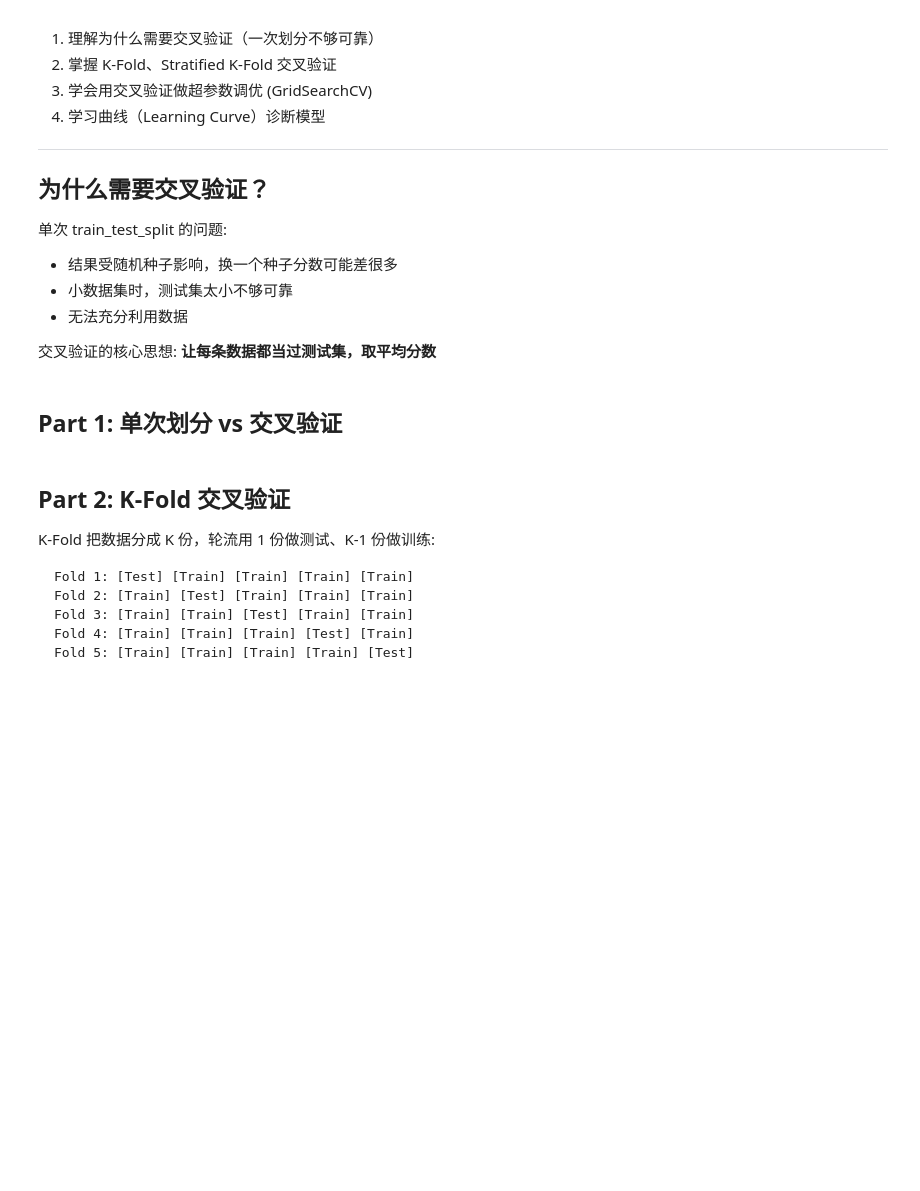
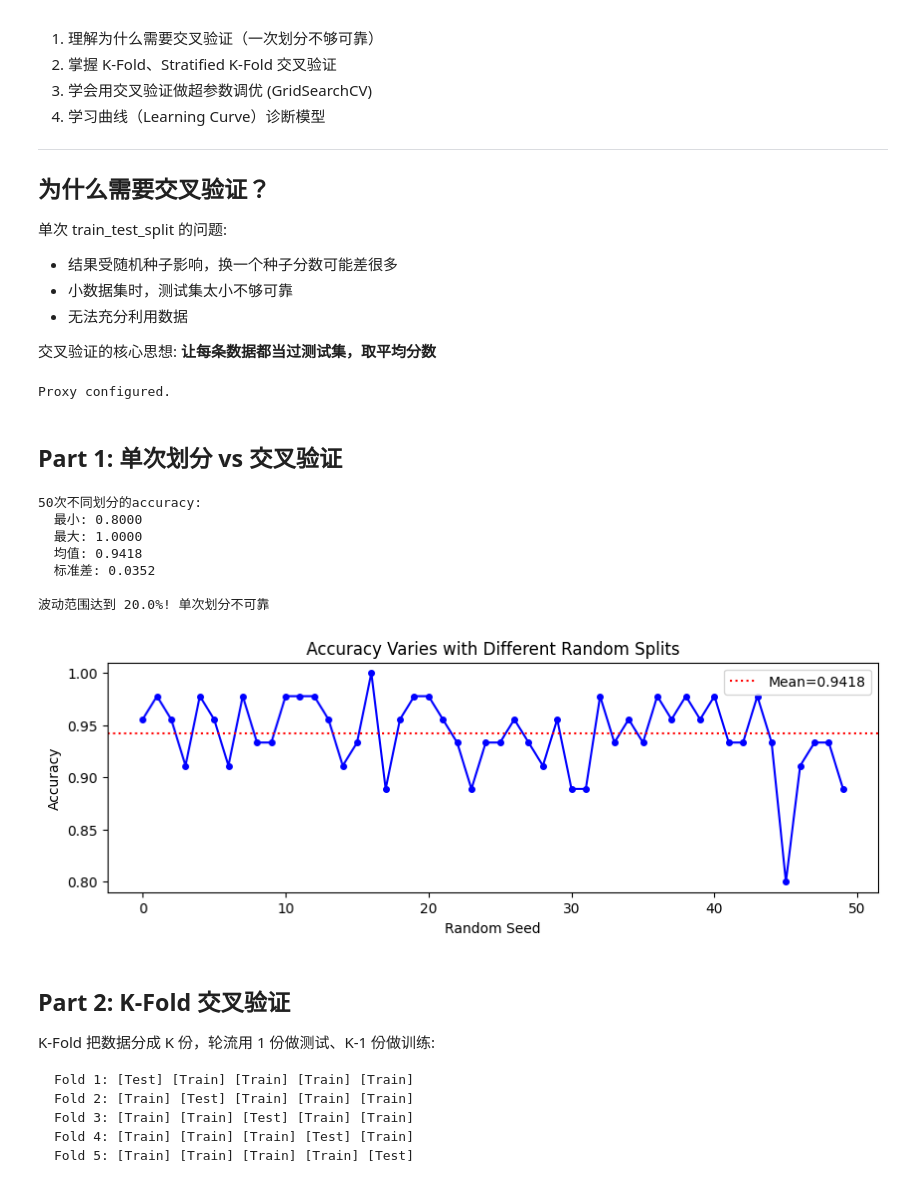
Before and after one commit to MengjieLee/harry_python_practice, a Jupyter notebook: model_evaluation/04_交叉验证与模型选择.ipynb, the cells around one changed output. Cells and saved outputs as stored; diff of their text form; code cells hidden in the pictures; blank space fills up the shorter version.

```diff
--- a/model_evaluation/04_交叉验证与模型选择.ipynb
+++ b/model_evaluation/04_交叉验证与模型选择.ipynb
@@ -17,6 +17,26 @@
 - 无法充分利用数据
 
 交叉验证的核心思想: **让每条数据都当过测试集，取平均分数**
+# %%
+import os
+import urllib.request
+
+# 配置代理 - urllib 需要通过 ProxyHandler 设置
+proxy = 'http://mt:mtstudio@10.8.17.48:8777'
+os.environ['HTTP_PROXY'] = proxy
+os.environ['HTTPS_PROXY'] = proxy
+os.environ['NO_PROXY'] = '127.0.0.1,localhost,.baidu.com,.baidu-int.com,.bcebos.com,.baidubce.com'
+
+# 安装全局代理 handler，让 urllib.request.urlretrieve 也走代理
+proxy_handler = urllib.request.ProxyHandler({
+    'http': proxy,
+    'https': proxy,
+})
+opener = urllib.request.build_opener(proxy_handler)
+urllib.request.install_opener(opener)
+print("Proxy configured.")
+# %% [output]
+Proxy configured.
 # %% [markdown]
 ## Part 1: 单次划分 vs 交叉验证
 # %%
@@ -31,34 +51,43 @@ from sklearn.tree import DecisionTreeClassifier
 from sklearn.linear_model import LogisticRegression
 from sklearn.svm import SVC
 
 iris = load_iris()
 X, y = iris.data, iris.target
 
 # 演示: 不同随机种子，accuracy差别有多大
 dt = DecisionTreeClassifier(max_depth=3)
 
 scores = []
 for seed in range(50):
     X_tr, X_te, y_tr, y_te = train_test_split(X, y, test_size=0.3, random_state=seed, stratify=y)
     dt.fit(X_tr, y_tr)
     scores.append(dt.score(X_te, y_te))
 
 print(f"50次不同划分的accuracy:")
 print(f"  最小: {min(scores):.4f}")
 print(f"  最大: {max(scores):.4f}")
 print(f"  均值: {np.mean(scores):.4f}")
 print(f"  标准差: {np.std(scores):.4f}")
 print(f"\n波动范围达到 {(max(scores)-min(scores))*100:.1f}%! 单次划分不可靠")
 
 plt.figure(figsize=(10, 3))
 plt.plot(scores, 'bo-', markersize=4)
-plt.axhline(y=np.mean(scores), color='r', linestyle='--', label=f'Mean={np.mean(scores):.4f}')
+plt.axhline(y=np.mean(scores), color='r', linestyle=':', label=f'Mean={np.mean(scores):.4f}')
 plt.xlabel('Random Seed')
 plt.ylabel('Accuracy')
 plt.title('Accuracy Varies with Different Random Splits')
 plt.legend()
 plt.savefig('04_random_variance.png', dpi=100, bbox_inches='tight')
 plt.show()
+# %% [output]
+50次不同划分的accuracy:
+  最小: 0.8000
+  最大: 1.0000
+  均值: 0.9418
+  标准差: 0.0352
+
+波动范围达到 20.0%! 单次划分不可靠
+[figure, added]
 # %% [markdown]
 ## Part 2: K-Fold 交叉验证
 
```
Also changed, not shown: parts of 9 cells of this notebook, 1 other file.
